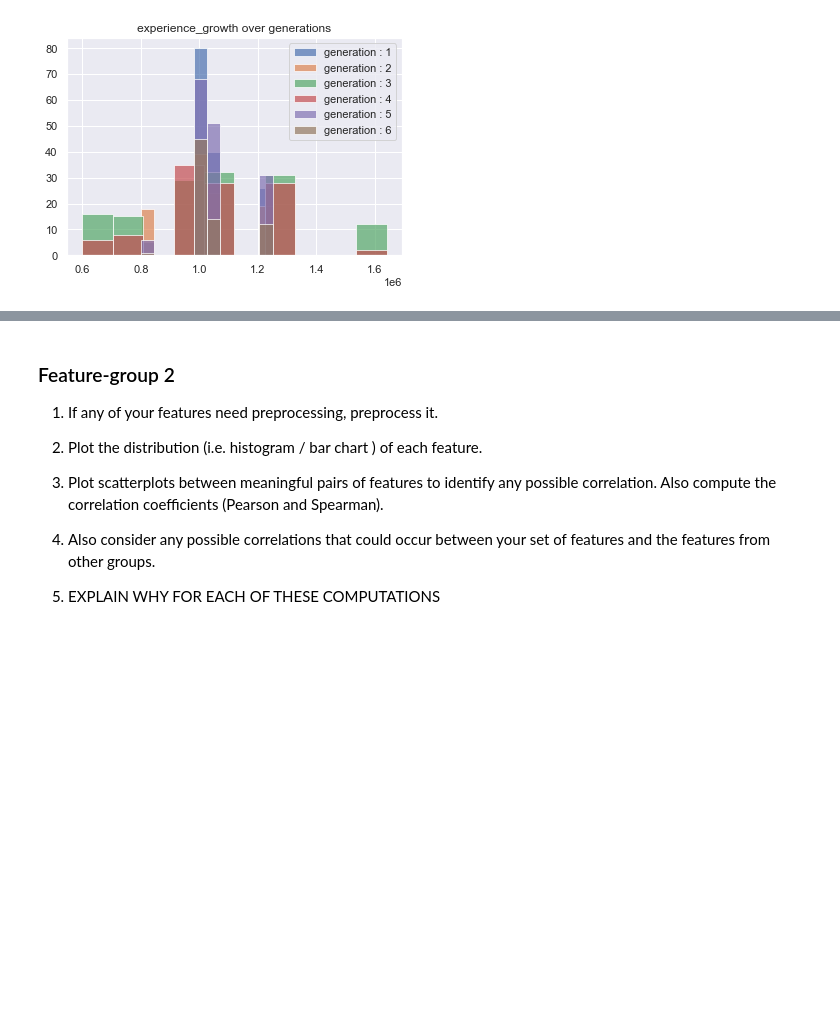
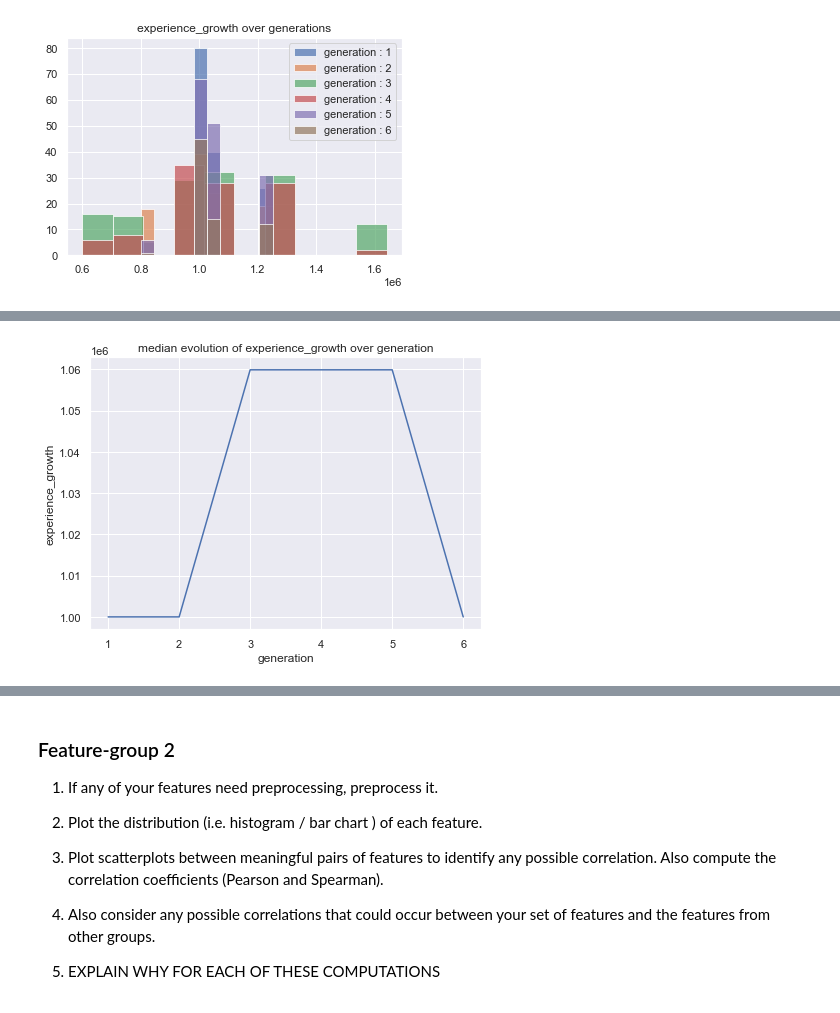
Before and after one commit to com-480-data-visualization/com-480-project-analaktycs, a Jupyter notebook: Milestone1.ipynb, the cells around one changed output, grey strips where cells are left out. Saved outputs shown, nothing was run; the diff lists cells and outputs as text; code cells hidden in the pictures; blank space fills up the shorter version.

```diff
--- a/Milestone1.ipynb
+++ b/Milestone1.ipynb
@@ -248,0 +277,11 @@ ttl=plt.title('experience_growth over generations')
+# %%
+med_growth_evol= df_groupe1.groupby('generation')['experience_growth'].median()\
+                              .to_frame().reset_index()
+
+
+plt.figure(figsize=(7,5))
+plt.title('median evolution of experience_growth over generation')
+ax = sns.lineplot(x="generation", y="experience_growth",
+                   data=med_growth_evol)
+# %% [output]
+[figure, added]
```
Also changed, not shown: parts of 8 cells of this notebook.
